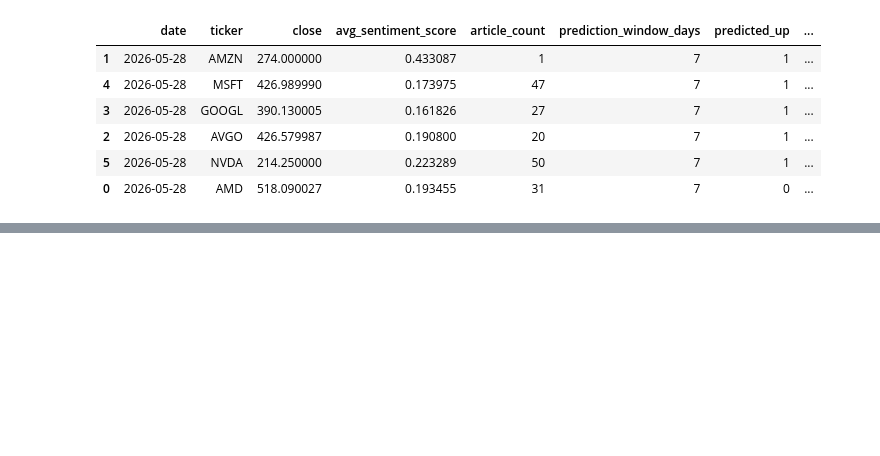
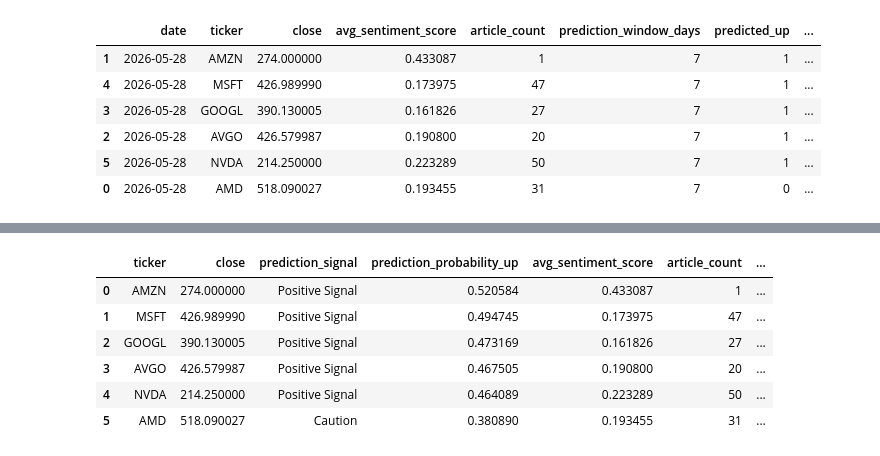
Before and after one commit to 4sciencee/MIS433-Final-Project, a Jupyter notebook: notebooks/AI_Investment_Signals.ipynb, the cells around one changed output, grey strips where cells are left out. Saved outputs shown, nothing was run; the diff lists cells and outputs as text; code cells hidden in the pictures; blank space fills up the shorter version.

Commit message:
updated with models

```diff
--- a/notebooks/AI_Investment_Signals.ipynb
+++ b/notebooks/AI_Investment_Signals.ipynb
@@ -999,0 +1112,39 @@ latest_output
+# %%
+import os
+from IPython.display import display, Markdown, clear_output
+
+try:
+    import ipywidgets as widgets
+    WIDGETS_AVAILABLE = True
+except ImportError:
+    WIDGETS_AVAILABLE = False
+    print("ipywidgets is not installed. The app functions still work with regular function calls.")
+
+app_predictions = pd.read_csv("outputs/model_results/latest_direction_predictions.csv")
+app_predictions["date"] = pd.to_datetime(app_predictions["date"])
+
+app_data = pd.read_csv("data/processed/model_ready_stock_data.csv")
+app_data["date"] = pd.to_datetime(app_data["date"])
+
+app_latest_features = app_data.sort_values(["ticker", "date"]).groupby("ticker").tail(1)
+app_table = app_predictions.merge(
+    app_latest_features[[
+        "ticker", "return_7d", "return_30d", "volatility_30d",
+        "volume_vs_avg_30d", "close_vs_ma_30d"
+    ]],
+    on="ticker",
+    how="left"
+)
+
+app_table[[
+    "ticker", "close", "prediction_signal", "prediction_probability_up",
+    "avg_sentiment_score", "article_count", "return_7d", "volatility_30d"
+]]
+# %% [output]
+|  | ticker | close | prediction_signal | prediction_probability_up | avg_sentiment_score | article_count | ... |
+| 0 | AMZN | 274.000000 | Positive Signal | 0.520584 | 0.433087 | 1 | ... |
+| 1 | MSFT | 426.989990 | Positive Signal | 0.494745 | 0.173975 | 47 | ... |
+| 2 | GOOGL | 390.130005 | Positive Signal | 0.473169 | 0.161826 | 27 | ... |
+| 3 | AVGO | 426.579987 | Positive Signal | 0.467505 | 0.190800 | 20 | ... |
+| 4 | NVDA | 214.250000 | Positive Signal | 0.464089 | 0.223289 | 50 | ... |
+| 5 | AMD | 518.090027 | Caution | 0.380890 | 0.193455 | 31 | ... |
```
Also changed, not shown: parts of 31 cells of this notebook, 11 other files.
